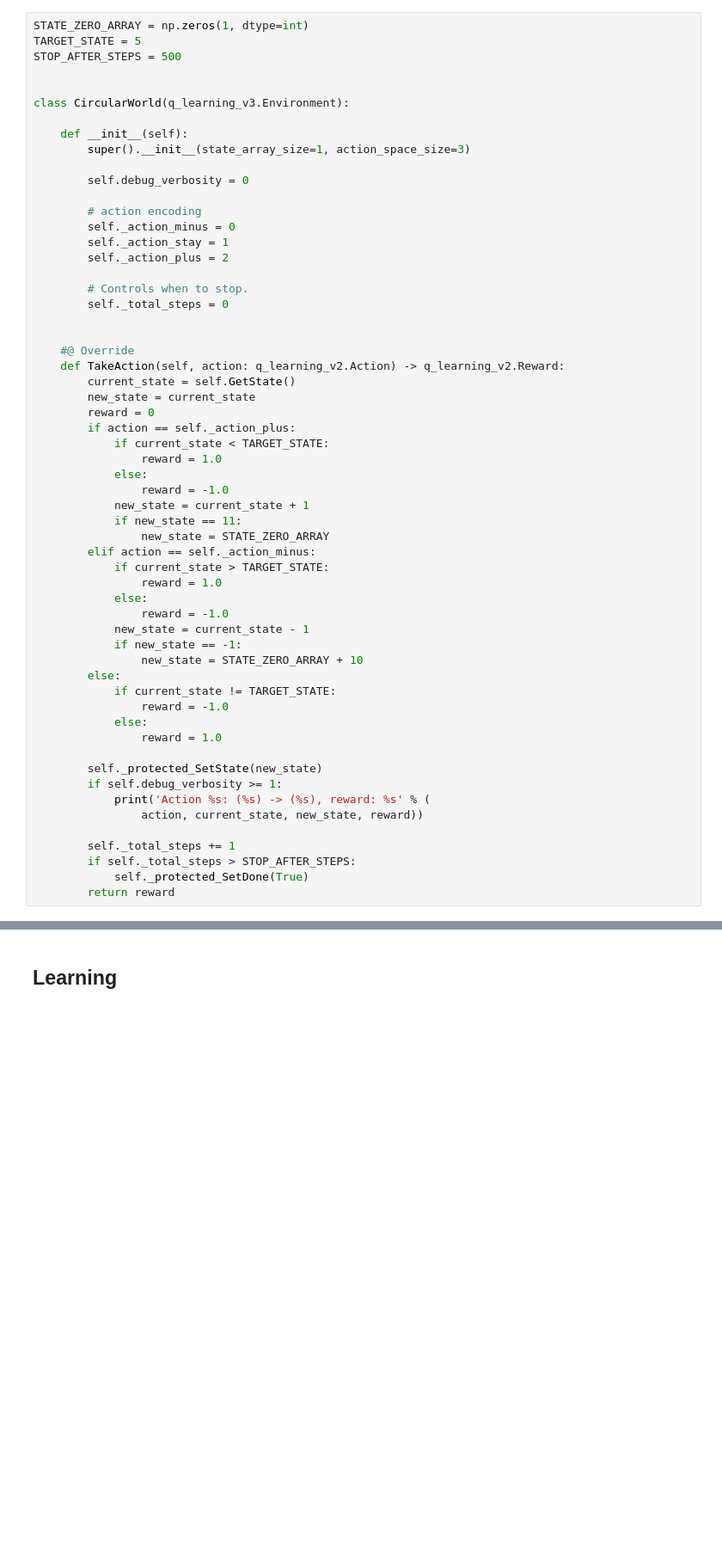
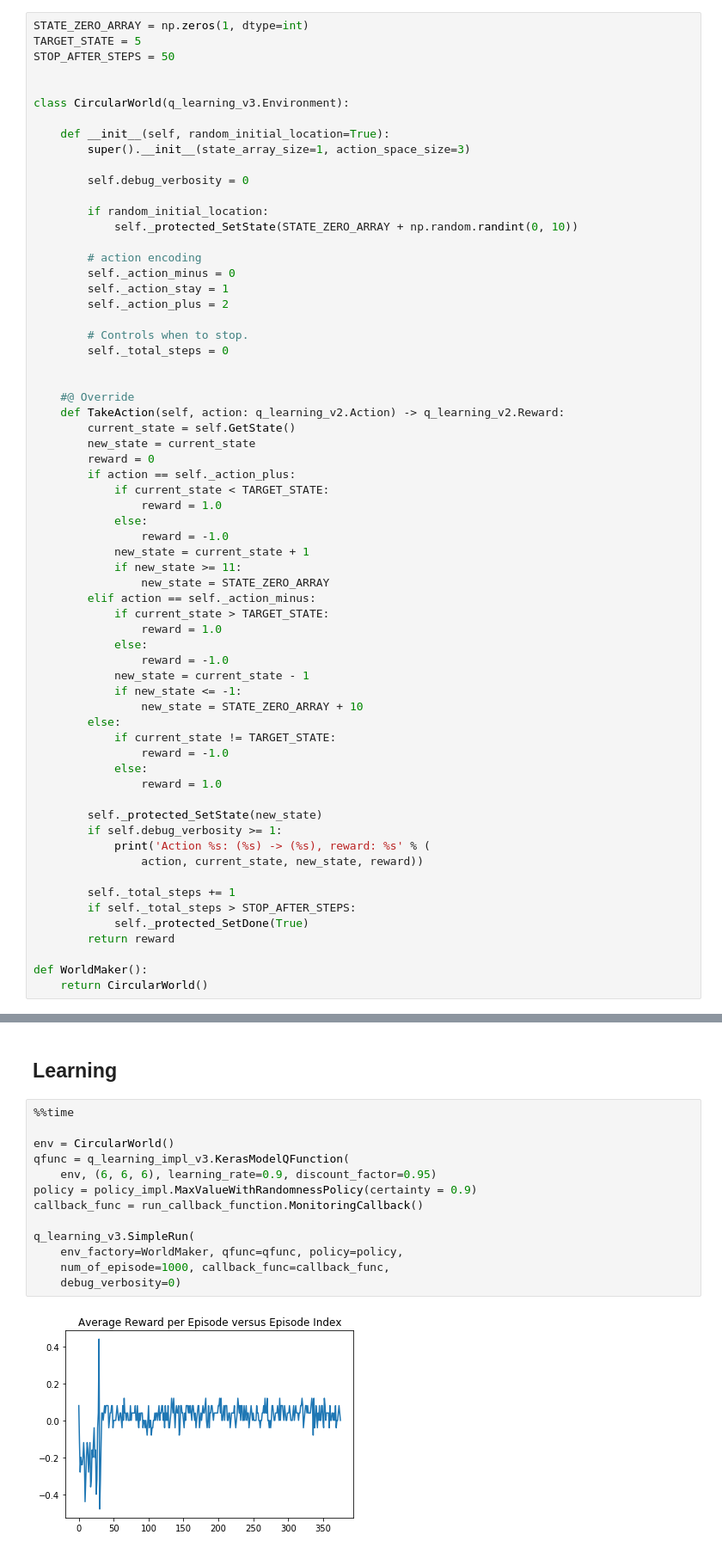
Before and after one commit to ChihChiu29/deep_learning, a Jupyter notebook: notebook/circular_world/circular_world_q_learning_v3.ipynb, the cells around one changed output, grey strips where cells are left out. Shown at 86% size. Drawn from its saved outputs; the diff is of its cells as text; blank space fills up the shorter version.

```diff
--- a/notebook/circular_world/circular_world_q_learning_v3.ipynb
+++ b/notebook/circular_world/circular_world_q_learning_v3.ipynb
@@ -24,15 +24,18 @@ Let's assume a world with 11 states: 0-10. Each time the agent and move +1 or -1
 # %%
 STATE_ZERO_ARRAY = np.zeros(1, dtype=int)
 TARGET_STATE = 5
-STOP_AFTER_STEPS = 500
+STOP_AFTER_STEPS = 50
 
 
 class CircularWorld(q_learning_v3.Environment):
 
-    def __init__(self):
+    def __init__(self, random_initial_location=True):
         super().__init__(state_array_size=1, action_space_size=3)
 
         self.debug_verbosity = 0
+
+        if random_initial_location:
+            self._protected_SetState(STATE_ZERO_ARRAY + np.random.randint(0, 10))
 
         # action encoding
         self._action_minus = 0
@@ -54,7 +57,7 @@ class CircularWorld(q_learning_v3.Environment):
             else:
                 reward = -1.0
             new_state = current_state + 1
-            if new_state == 11:
+            if new_state >= 11:
                 new_state = STATE_ZERO_ARRAY
         elif action == self._action_minus:
             if current_state > TARGET_STATE:
@@ -62,7 +65,7 @@ class CircularWorld(q_learning_v3.Environment):
             else:
                 reward = -1.0
             new_state = current_state - 1
-            if new_state == -1:
+            if new_state <= -1:
                 new_state = STATE_ZERO_ARRAY + 10
         else:
             if current_state != TARGET_STATE:
@@ -79,3 +82,6 @@ class CircularWorld(q_learning_v3.Environment):
         if self._total_steps > STOP_AFTER_STEPS:
             self._protected_SetDone(True)
         return reward
+
+def WorldMaker():
+    return CircularWorld()
@@ -82,2 +100,17 @@ class CircularWorld(q_learning_v3.Environment):
 # %% [markdown]
 ## Learning
+# %%
+%%time
+
+env = CircularWorld()
+qfunc = q_learning_impl_v3.KerasModelQFunction(
+    env, (6, 6, 6), learning_rate=0.9, discount_factor=0.95)
+policy = policy_impl.MaxValueWithRandomnessPolicy(certainty = 0.9)
+callback_func = run_callback_function.MonitoringCallback()
+
+q_learning_v3.SimpleRun(
+    env_factory=WorldMaker, qfunc=qfunc, policy=policy,
+    num_of_episode=1000, callback_func=callback_func,
+    debug_verbosity=0)
+# %% [output]
+[figure, added]
```
Also changed, not shown: parts of 4 cells of this notebook, 2 other files.
